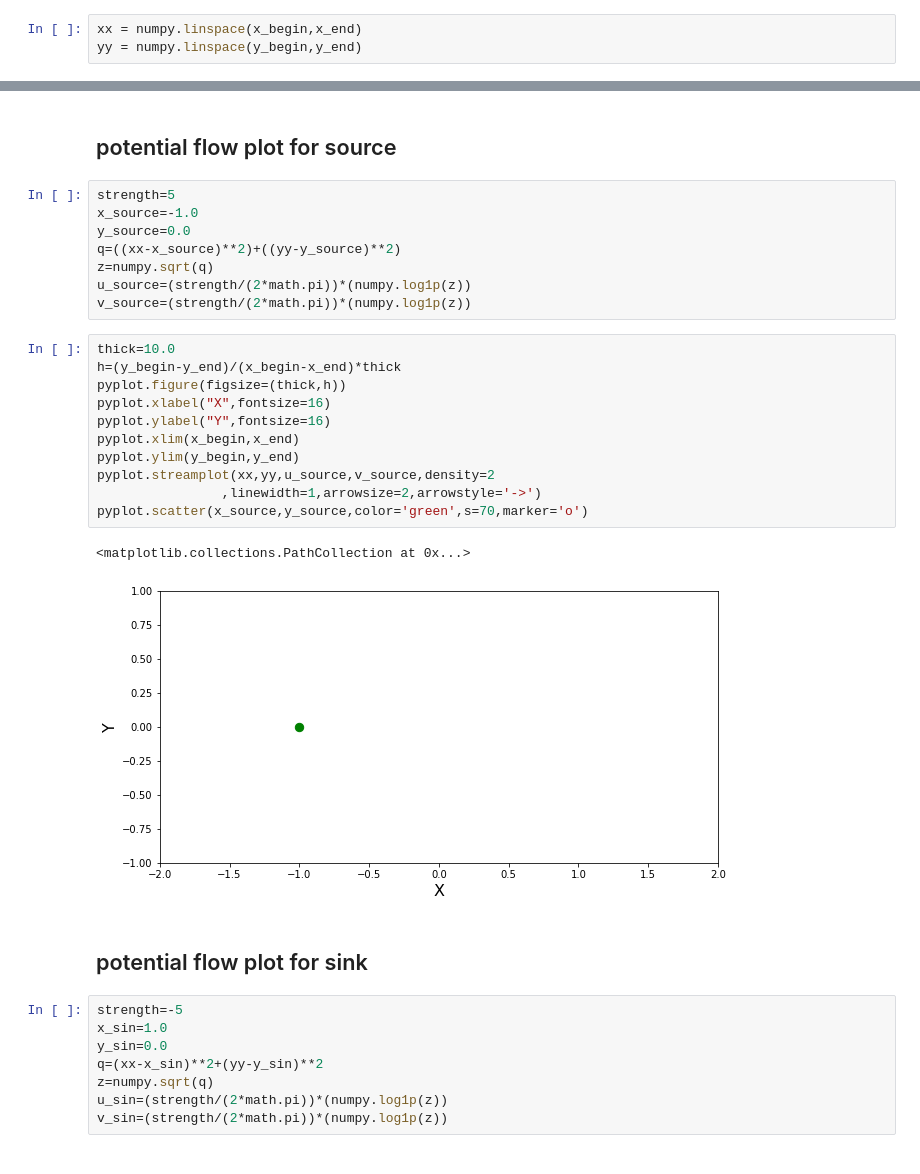
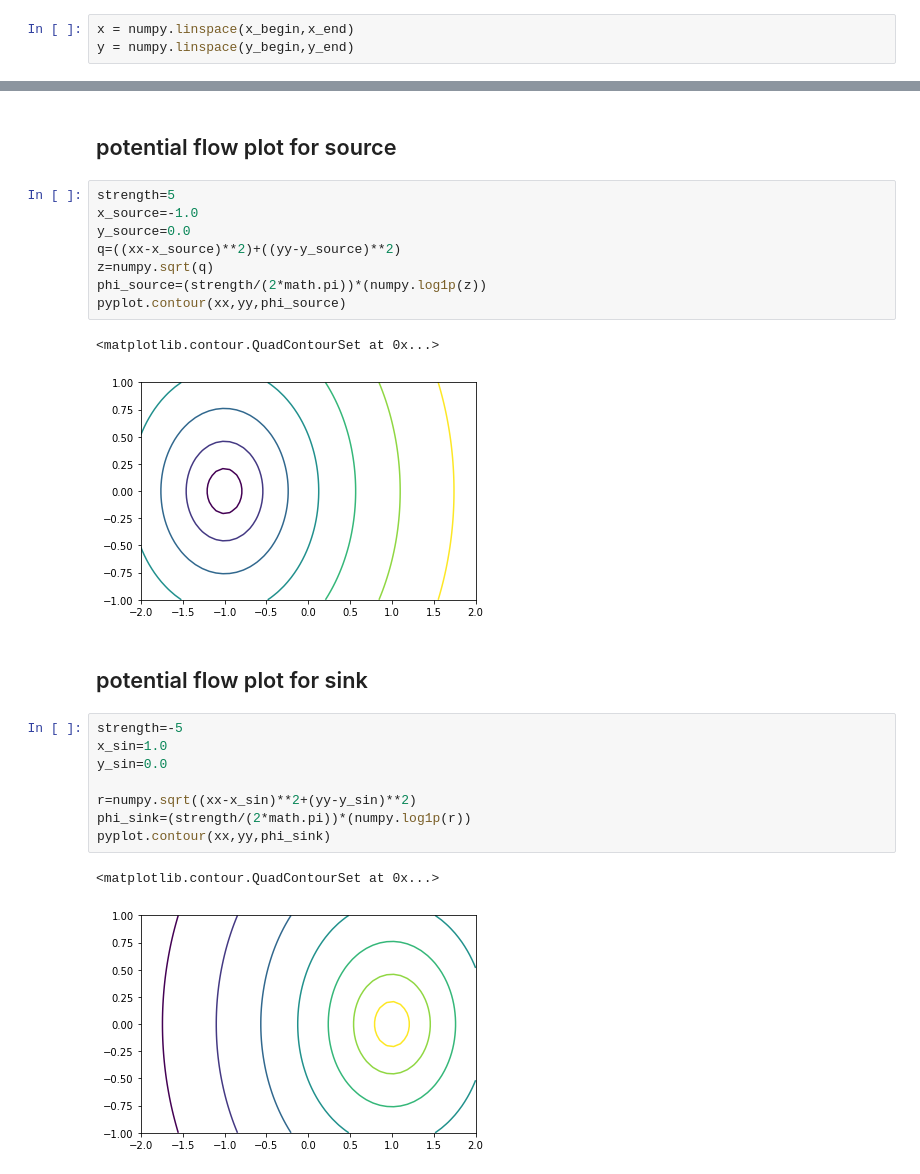
Before and after one commit to anmol035/mae6226, a Jupyter notebook: potential_flow_souce_sink_pair.ipynb, the cells around one changed output, grey strips where cells are left out. Drawn from its saved outputs; the diff is of its cells as text.

```diff
--- a/potential_flow_souce_sink_pair.ipynb
+++ b/potential_flow_souce_sink_pair.ipynb
@@ -11,8 +11,8 @@ x_end=2
 y_begin=-1
 y_end=1
 # %%
-xx = numpy.linspace(x_begin,x_end)
-yy = numpy.linspace(y_begin,y_end)
+x = numpy.linspace(x_begin,x_end)
+y = numpy.linspace(y_begin,y_end)
 # %%
 xx,yy = numpy.meshgrid(x,y)
 # %%
@@ -33,32 +33,24 @@ pyplot.scatter(xx,yy,s=5,color="blue",marker='o')
 # %%
 strength=5
 x_source=-1.0
 y_source=0.0
 q=((xx-x_source)**2)+((yy-y_source)**2)
 z=numpy.sqrt(q)
-u_source=(strength/(2*math.pi))*(numpy.log1p(z))
-v_source=(strength/(2*math.pi))*(numpy.log1p(z))
+phi_source=(strength/(2*math.pi))*(numpy.log1p(z))
+pyplot.contour(xx,yy,phi_source)
+# %% [output]
+<matplotlib.contour.QuadContourSet at 0x...>
+[figure, added]
-# %%
-thick=10.0
-h=(y_begin-y_end)/(x_begin-x_end)*thick
-pyplot.figure(figsize=(thick,h))
-pyplot.xlabel("X",fontsize=16)
-pyplot.ylabel("Y",fontsize=16)
-pyplot.xlim(x_begin,x_end)
-pyplot.ylim(y_begin,y_end)
-pyplot.streamplot(xx,yy,u_source,v_source,density=2
-                ,linewidth=1,arrowsize=2,arrowstyle='->')
-pyplot.scatter(x_source,y_source,color='green',s=70,marker='o')
-# %% [output]
-<matplotlib.collections.PathCollection at 0x...>
-[figure, removed]
 # %% [markdown]
 ## potential flow plot for sink
 # %%
 strength=-5
 x_sin=1.0
 y_sin=0.0
-q=(xx-x_sin)**2+(yy-y_sin)**2
-z=numpy.sqrt(q)
-u_sin=(strength/(2*math.pi))*(numpy.log1p(z))
-v_sin=(strength/(2*math.pi))*(numpy.log1p(z))
+
+r=numpy.sqrt((xx-x_sin)**2+(yy-y_sin)**2)
+phi_sink=(strength/(2*math.pi))*(numpy.log1p(r))
+pyplot.contour(xx,yy,phi_sink)
+# %% [output]
+<matplotlib.contour.QuadContourSet at 0x...>
+[figure, added]
```
Also changed, not shown: parts of 3 cells of this notebook.
